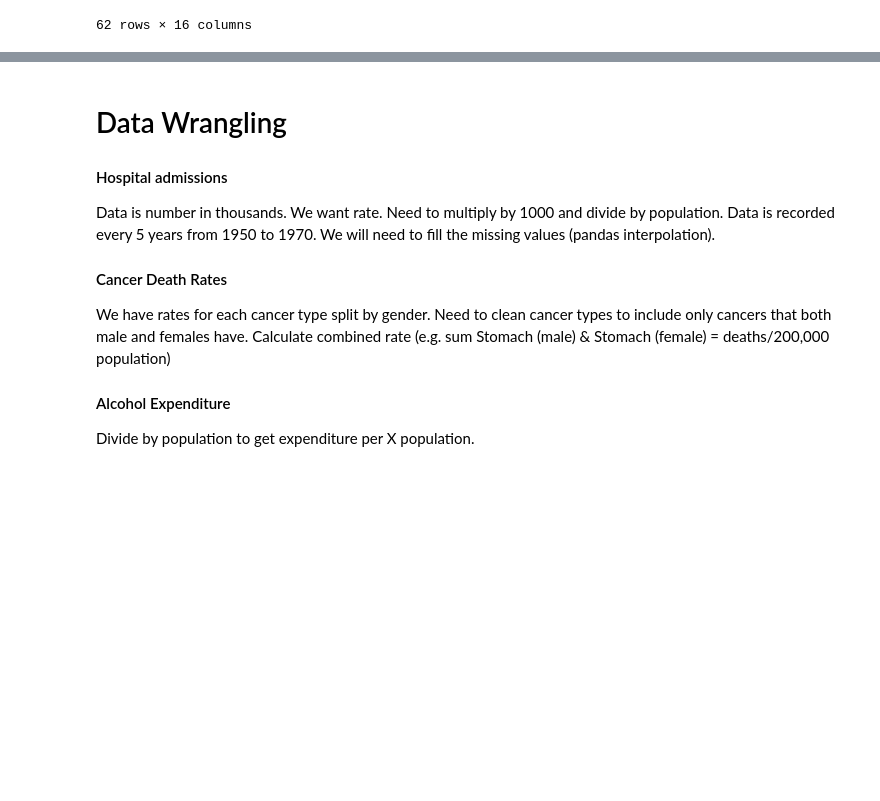
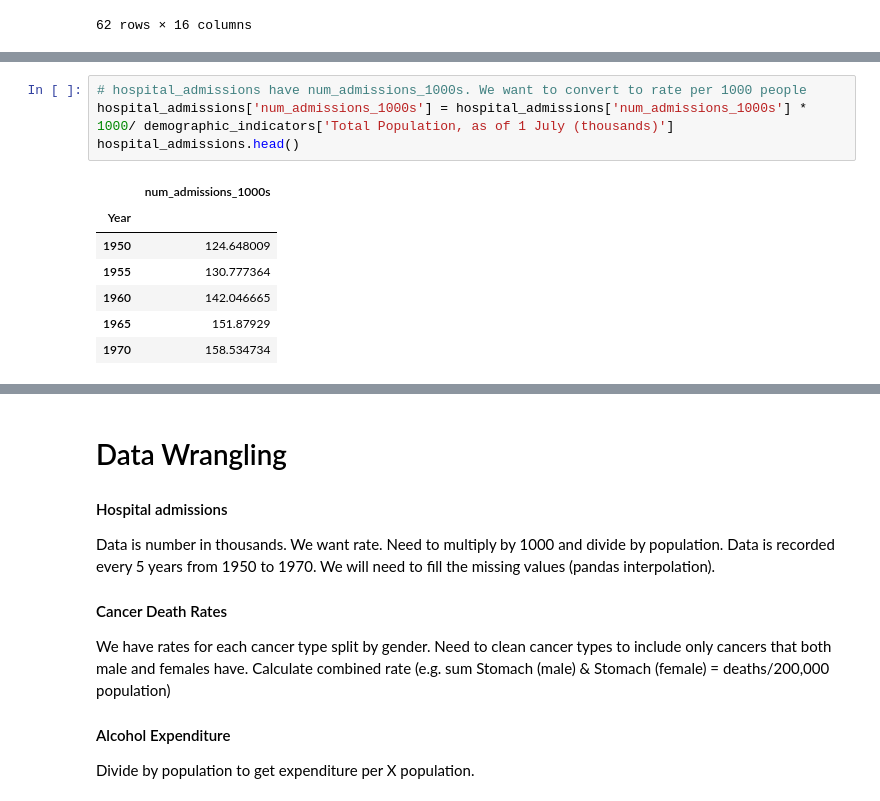
Before and after one commit to gvnsp/618, a Jupyter notebook: emanwong_618_proj.ipynb, the cells around one changed output, grey strips where cells are left out. Saved outputs shown, nothing was run; the diff lists cells and outputs as text; blank space fills up the shorter version.

```diff
--- a/emanwong_618_proj.ipynb
+++ b/emanwong_618_proj.ipynb
@@ -158,0 +182,12 @@ air_pollution
+# %%
+# hospital_admissions have num_admissions_1000s. We want to convert to rate per 1000 people
+hospital_admissions['num_admissions_1000s'] = hospital_admissions['num_admissions_1000s'] * 1000/ demographic_indicators['Total Population, as of 1 July (thousands)']
+hospital_admissions.head()
+# %% [output]
+|  | num_admissions_1000s |
+| Year |  |
+| 1950 | 124.648009 |
+| 1955 | 130.777364 |
+| 1960 | 142.046665 |
+| 1965 | 151.87929 |
+| 1970 | 158.534734 |
```
Also changed, not shown: parts of 12 cells of this notebook.
